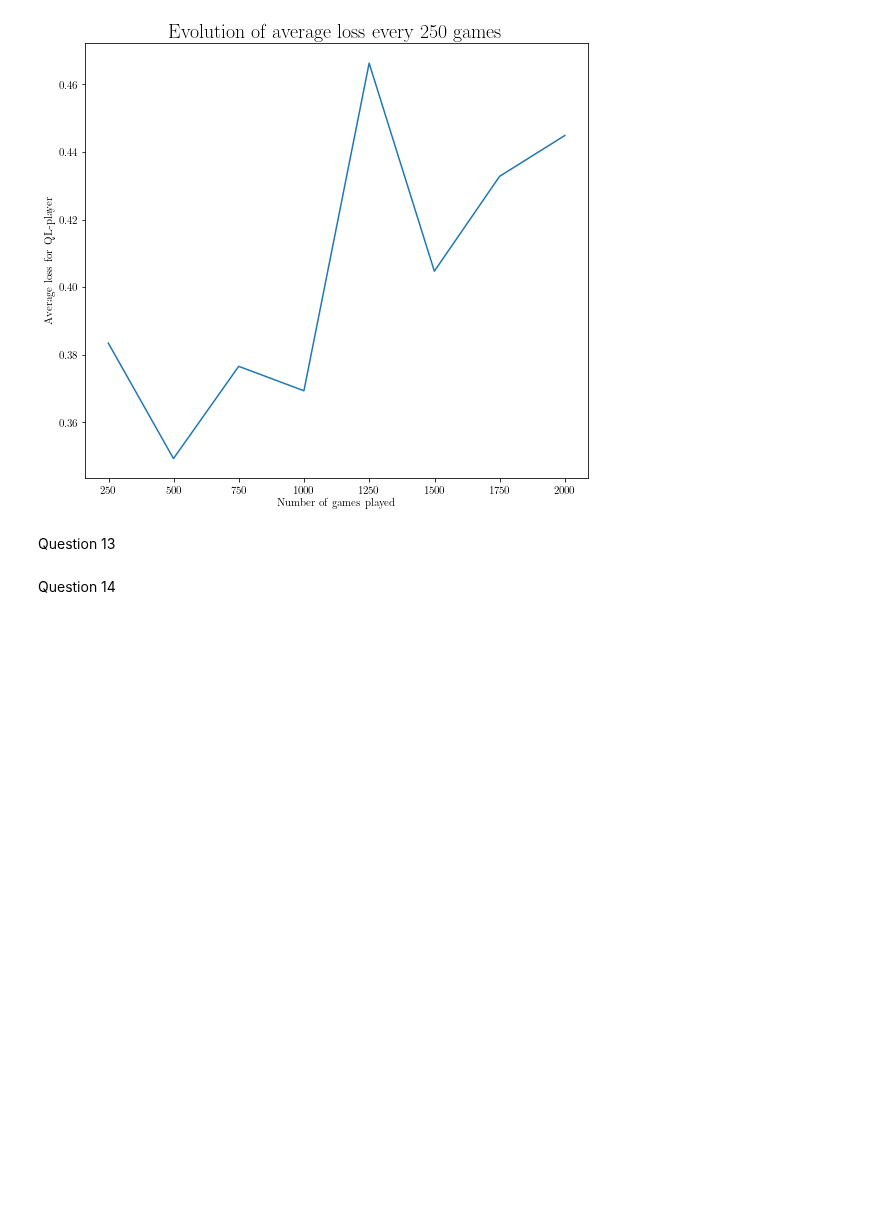
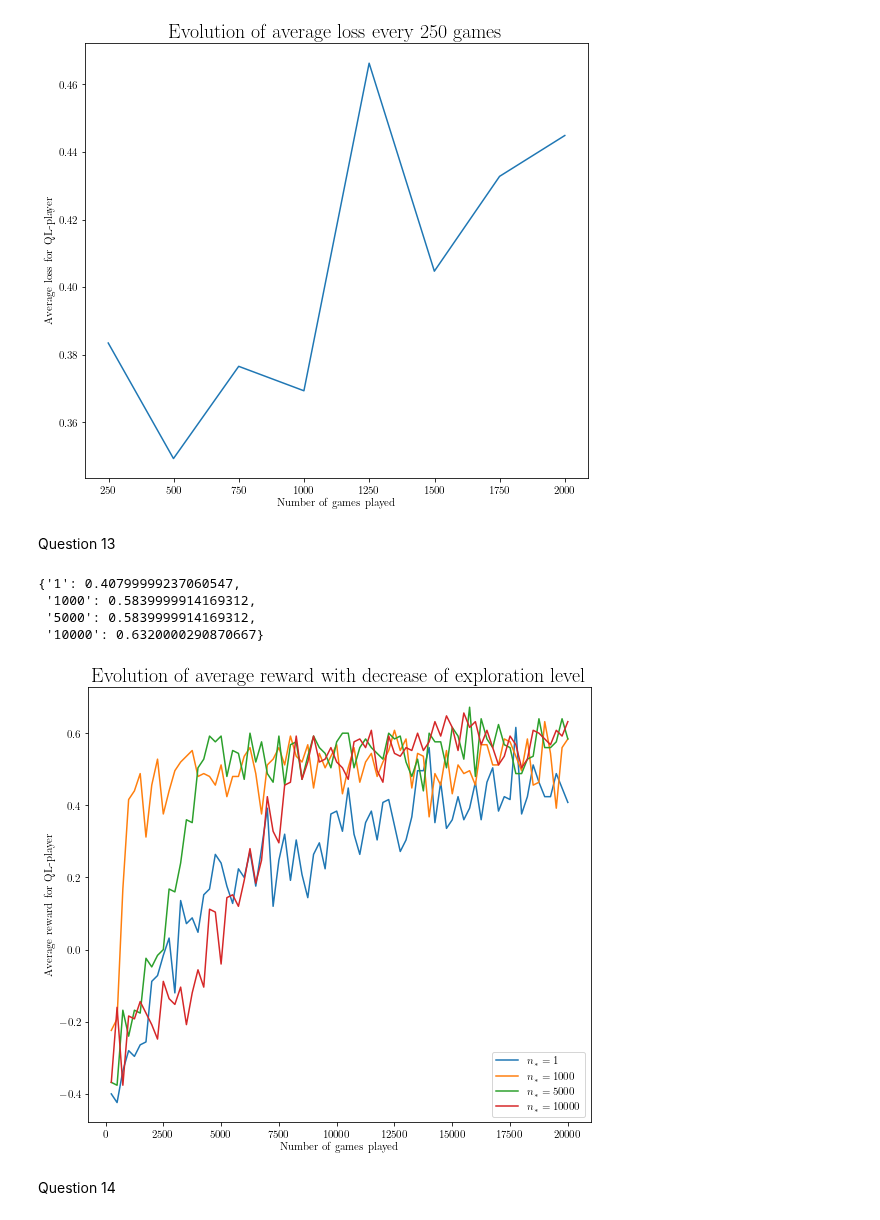
Before and after one commit to louisPoulain/ANN_NIM, a Jupyter notebook: DQN copy 2.ipynb, the cells around one changed output. Cells and saved outputs as stored; diff of their text form; code cells hidden in the pictures; blank space fills up the shorter version.

```diff
--- a/DQN copy 2.ipynb
+++ b/DQN copy 2.ipynb
@@ -153,10 +153,16 @@ def Q13(N_star, policy_net, target_net, memory : h.ReplayMemory, nb_games = 2000
 # %%
 policy_net = h.DQN().to(device)
 target_net = h.DQN().to(device)
 target_net.load_state_dict(policy_net.state_dict())
 target_net.eval()
 memory = h.ReplayMemory(buffer_size)
 N_star = [1, 1000, 5000, 10000]
-Q13(N_star, policy_net, target_net, memory, nb_games = 20000, nb_samples = 1)
+Q13(N_star, policy_net, target_net, memory, nb_games = 20000, nb_samples = 1)§
+# %% [output]
+{'1': 0.40799999237060547,
+ '1000': 0.5839999914169312,
+ '5000': 0.5839999914169312,
+ '10000': 0.6320000290870667}
+[figure, added]
 # %% [markdown]
 Question 14
```
